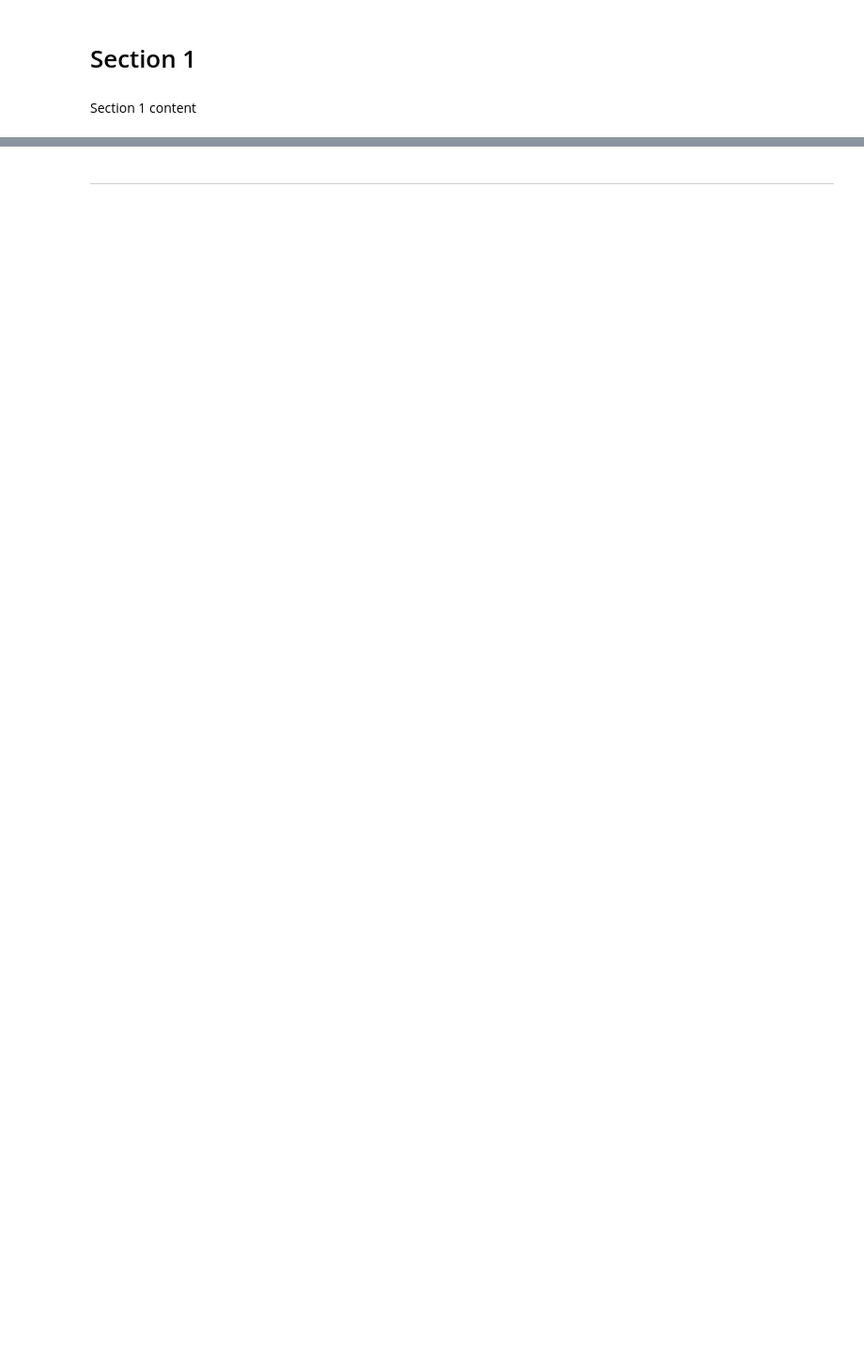
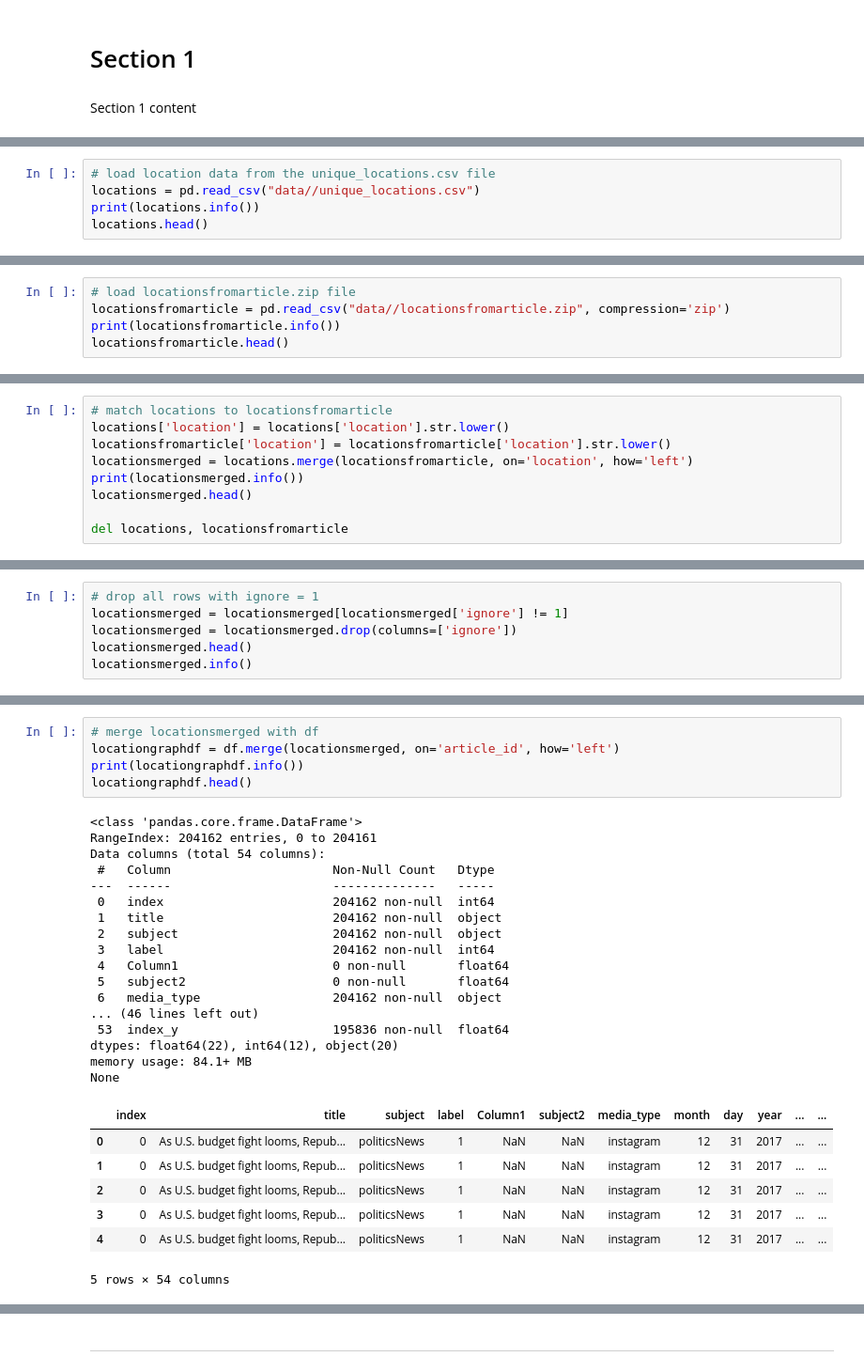
Before and after one commit to Hysnap/CapStoneProject_2025, a Jupyter notebook: 5_dashboard/Capstone_Dashboard_visualizations.ipynb, the cells around one changed output, grey strips where cells are left out. Shown at 94% size. Saved outputs shown, nothing was run; the diff lists cells and outputs as text; blank space fills up the shorter version.

```diff
--- a/5_dashboard/Capstone_Dashboard_visualizations.ipynb
+++ b/5_dashboard/Capstone_Dashboard_visualizations.ipynb
@@ -55,0 +74,5 @@ import seaborn as sns
+# %%
+# load location data from the unique_locations.csv file
+locations = pd.read_csv("data//unique_locations.csv")
+print(locations.info())
+locations.head()
@@ -55,0 +104,5 @@ import seaborn as sns
+# %%
+# load locationsfromarticle.zip file
+locationsfromarticle = pd.read_csv("data//locationsfromarticle.zip", compression='zip')
+print(locationsfromarticle.info())
+locationsfromarticle.head()
@@ -55,0 +127,9 @@ import seaborn as sns
+# %%
+# match locations to locationsfromarticle
+locations['location'] = locations['location'].str.lower()
+locationsfromarticle['location'] = locationsfromarticle['location'].str.lower()
+locationsmerged = locations.merge(locationsfromarticle, on='location', how='left')
+print(locationsmerged.info())
+locationsmerged.head()
+
+del locations, locationsfromarticle
@@ -55,0 +157,6 @@ import seaborn as sns
+# %%
+# drop all rows with ignore = 1
+locationsmerged = locationsmerged[locationsmerged['ignore'] != 1]
+locationsmerged = locationsmerged.drop(columns=['ignore'])
+locationsmerged.head()
+locationsmerged.info()
@@ -55,0 +182,30 @@ import seaborn as sns
+# %%
+# merge locationsmerged with df
+locationgraphdf = df.merge(locationsmerged, on='article_id', how='left')
+print(locationgraphdf.info())
+locationgraphdf.head()
+# %% [output]
+<class 'pandas.core.frame.DataFrame'>
+RangeIndex: 204162 entries, 0 to 204161
+Data columns (total 54 columns):
+ #   Column                      Non-Null Count   Dtype
+---  ------                      --------------   -----
+ 0   index                       204162 non-null  int64
+ 1   title                       204162 non-null  object
+ 2   subject                     204162 non-null  object
+ 3   label                       204162 non-null  int64
+ 4   Column1                     0 non-null       float64
+ 5   subject2                    0 non-null       float64
+ 6   media_type                  204162 non-null  object
+... (46 lines left out)
+ 53  index_y                     195836 non-null  float64
+dtypes: float64(22), int64(12), object(20)
+memory usage: 84.1+ MB
+None
+|  | index | title | subject | label | Column1 | subject2 | media_type | month | day | year | ... | ... |
+| 0 | 0 | As U.S. budget fight looms, Repub... | politicsNews | 1 | NaN | NaN | instagram | 12 | 31 | 2017 | ... | ... |
+| 1 | 0 | As U.S. budget fight looms, Repub... | politicsNews | 1 | NaN | NaN | instagram | 12 | 31 | 2017 | ... | ... |
+| 2 | 0 | As U.S. budget fight looms, Repub... | politicsNews | 1 | NaN | NaN | instagram | 12 | 31 | 2017 | ... | ... |
+| 3 | 0 | As U.S. budget fight looms, Repub... | politicsNews | 1 | NaN | NaN | instagram | 12 | 31 | 2017 | ... | ... |
+| 4 | 0 | As U.S. budget fight looms, Repub... | politicsNews | 1 | NaN | NaN | instagram | 12 | 31 | 2017 | ... | ... |
+5 rows × 54 columns
```
Also changed, not shown: parts of 8 cells of this notebook, 11 other files.
